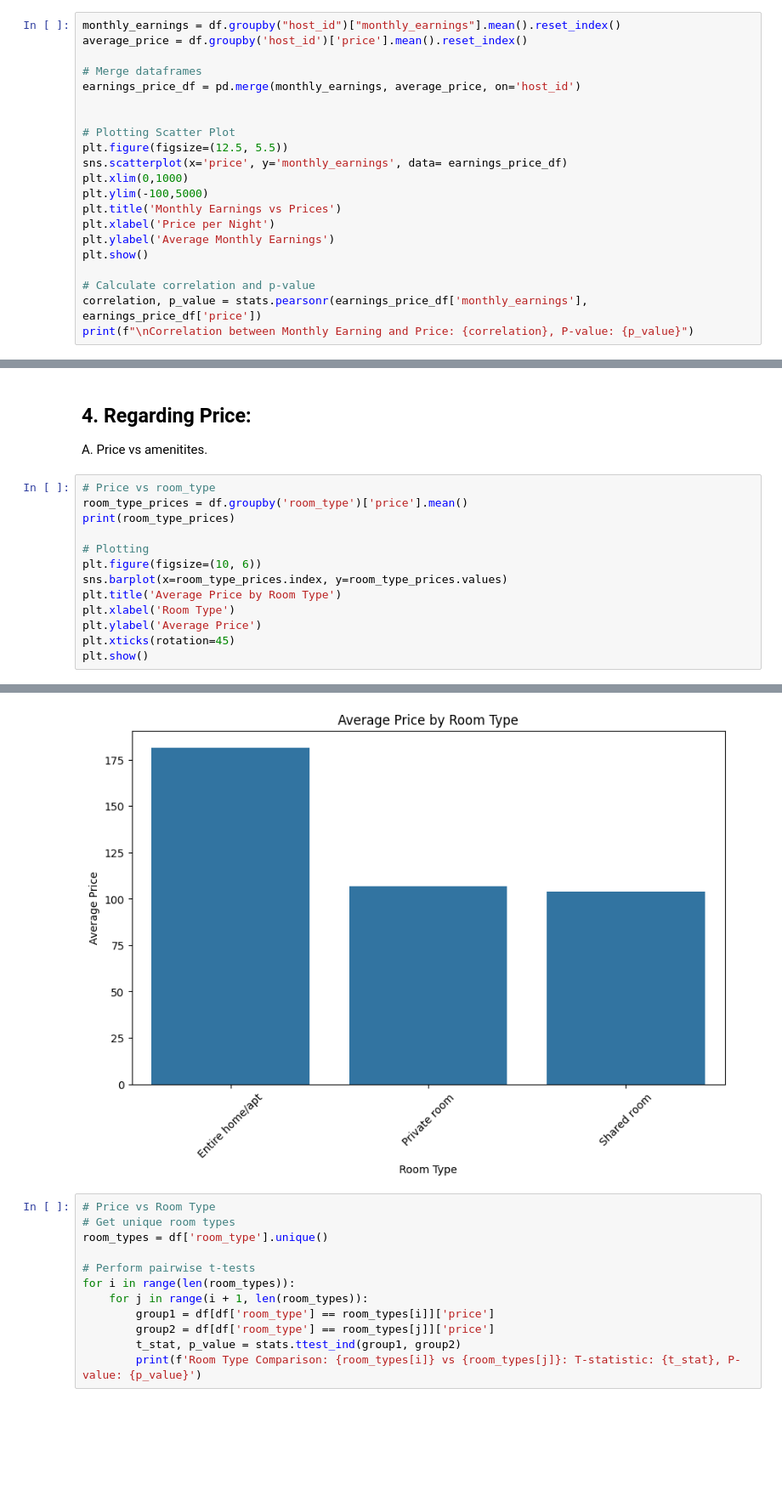
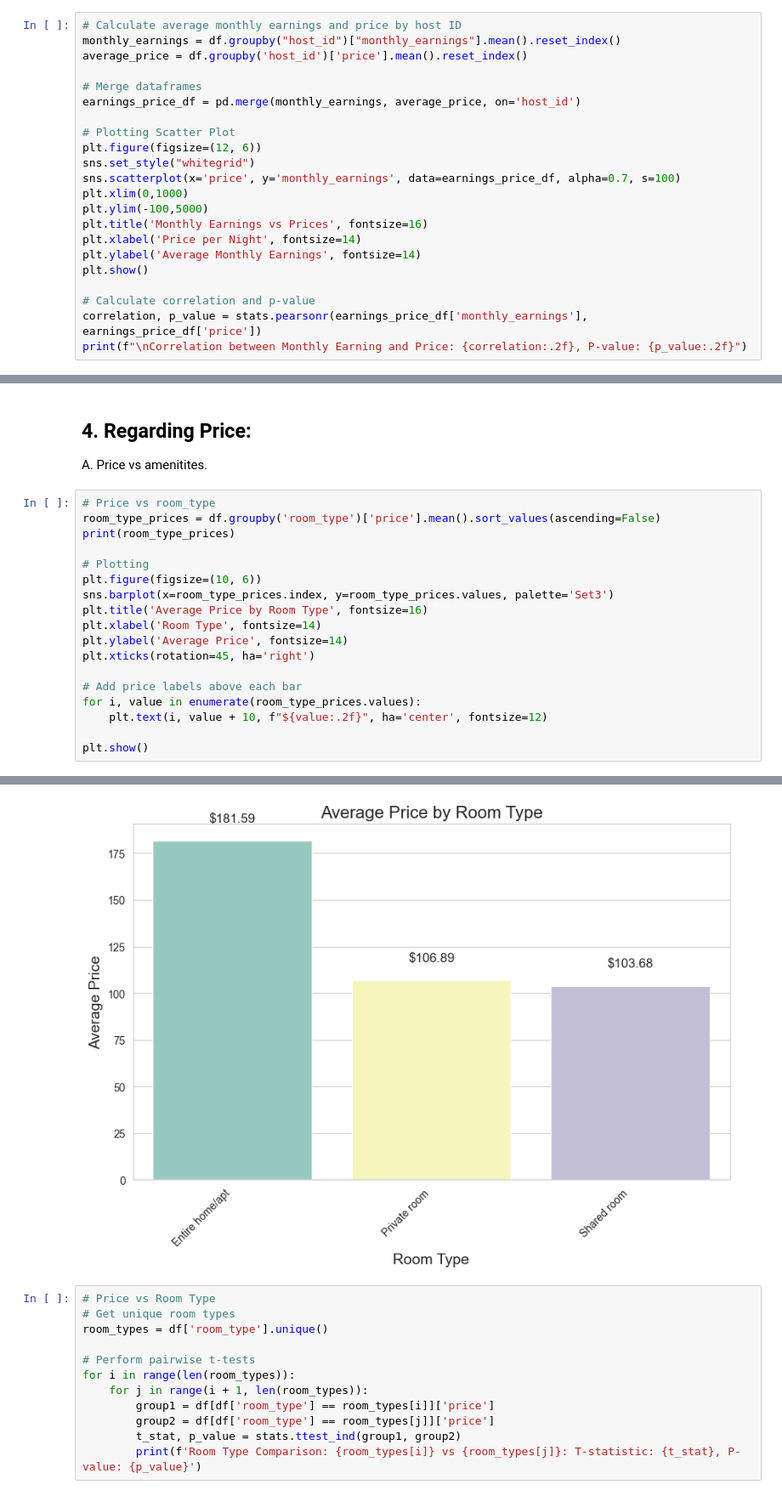
Before and after one commit to vineet416/AirBNB_Data_Analysis, a Jupyter notebook: notebooks/airbnb_data_analysis.ipynb, the cells around one changed output, grey strips where cells are left out. Shown: that part at 85% size. Drawn from its saved outputs; the diff is of its cells as text; blank space fills up the shorter version.

```diff
--- a/notebooks/airbnb_data_analysis.ipynb
+++ b/notebooks/airbnb_data_analysis.ipynb
@@ -330,24 +369,25 @@ Host ID 2674028, 336950 and 1464510 are the top 3 highest earners. This indicate
 # %% [markdown]
 ## B. Is there any relationship between monthly earning and prices?
 # %%
+# Calculate average monthly earnings and price by host ID
 monthly_earnings = df.groupby("host_id")["monthly_earnings"].mean().reset_index()
 average_price = df.groupby('host_id')['price'].mean().reset_index()
 
 # Merge dataframes
 earnings_price_df = pd.merge(monthly_earnings, average_price, on='host_id')
 
-
 # Plotting Scatter Plot
-plt.figure(figsize=(12.5, 5.5))
-sns.scatterplot(x='price', y='monthly_earnings', data= earnings_price_df)
+plt.figure(figsize=(12, 6))
+sns.set_style("whitegrid")
+sns.scatterplot(x='price', y='monthly_earnings', data=earnings_price_df, alpha=0.7, s=100)
 plt.xlim(0,1000)
 plt.ylim(-100,5000)
-plt.title('Monthly Earnings vs Prices')
-plt.xlabel('Price per Night')
-plt.ylabel('Average Monthly Earnings')
+plt.title('Monthly Earnings vs Prices', fontsize=16)
+plt.xlabel('Price per Night', fontsize=14)
+plt.ylabel('Average Monthly Earnings', fontsize=14)
 plt.show()
 
 # Calculate correlation and p-value
 correlation, p_value = stats.pearsonr(earnings_price_df['monthly_earnings'], earnings_price_df['price'])
-print(f"\nCorrelation between Monthly Earning and Price: {correlation}, P-value: {p_value}")
+print(f"\nCorrelation between Monthly Earning and Price: {correlation:.2f}, P-value: {p_value:.2f}")
 # %% [output]
@@ -468,24 +545,29 @@ P-value (7.32e-10): This very small p-value indicates that the correlation is st
 A. Price vs amenitites.
 # %%
 # Price vs room_type
-room_type_prices = df.groupby('room_type')['price'].mean()
+room_type_prices = df.groupby('room_type')['price'].mean().sort_values(ascending=False)
 print(room_type_prices)
 
 # Plotting
 plt.figure(figsize=(10, 6))
-sns.barplot(x=room_type_prices.index, y=room_type_prices.values)
-plt.title('Average Price by Room Type')
-plt.xlabel('Room Type')
-plt.ylabel('Average Price')
-plt.xticks(rotation=45)
+sns.barplot(x=room_type_prices.index, y=room_type_prices.values, palette='Set3')
+plt.title('Average Price by Room Type', fontsize=16)
+plt.xlabel('Room Type', fontsize=14)
+plt.ylabel('Average Price', fontsize=14)
+plt.xticks(rotation=45, ha='right')
+
+# Add price labels above each bar
+for i, value in enumerate(room_type_prices.values):
+    plt.text(i, value + 10, f"${value:.2f}", ha='center', fontsize=12)
+
 plt.show()
 # %% [output]
 room_type
 Entire home/apt    181.588070
 Private room       106.886679
 Shared room        103.682540
 Name: price, dtype: float64
-[figure, old version]
+[figure, new version]
 # %%
 # Price vs Room Type
 # Get unique room types
```
Also changed, not shown: parts of 10 cells of this notebook, 1 other file.
